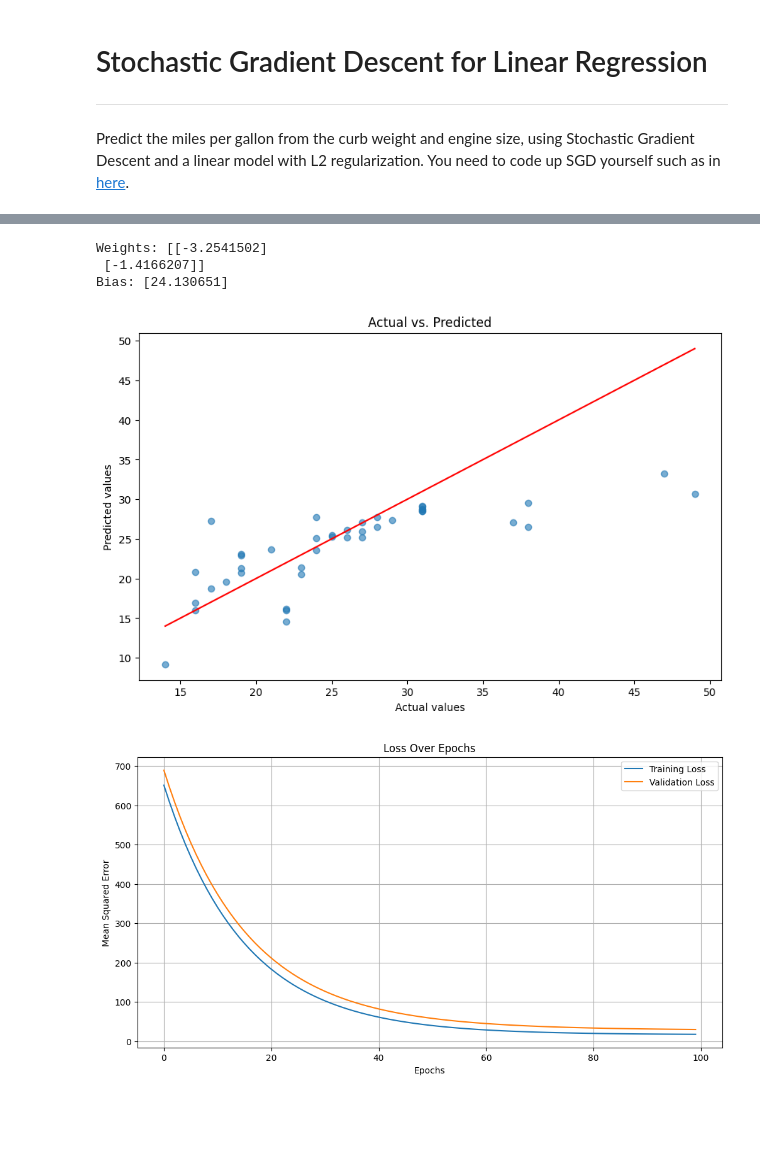
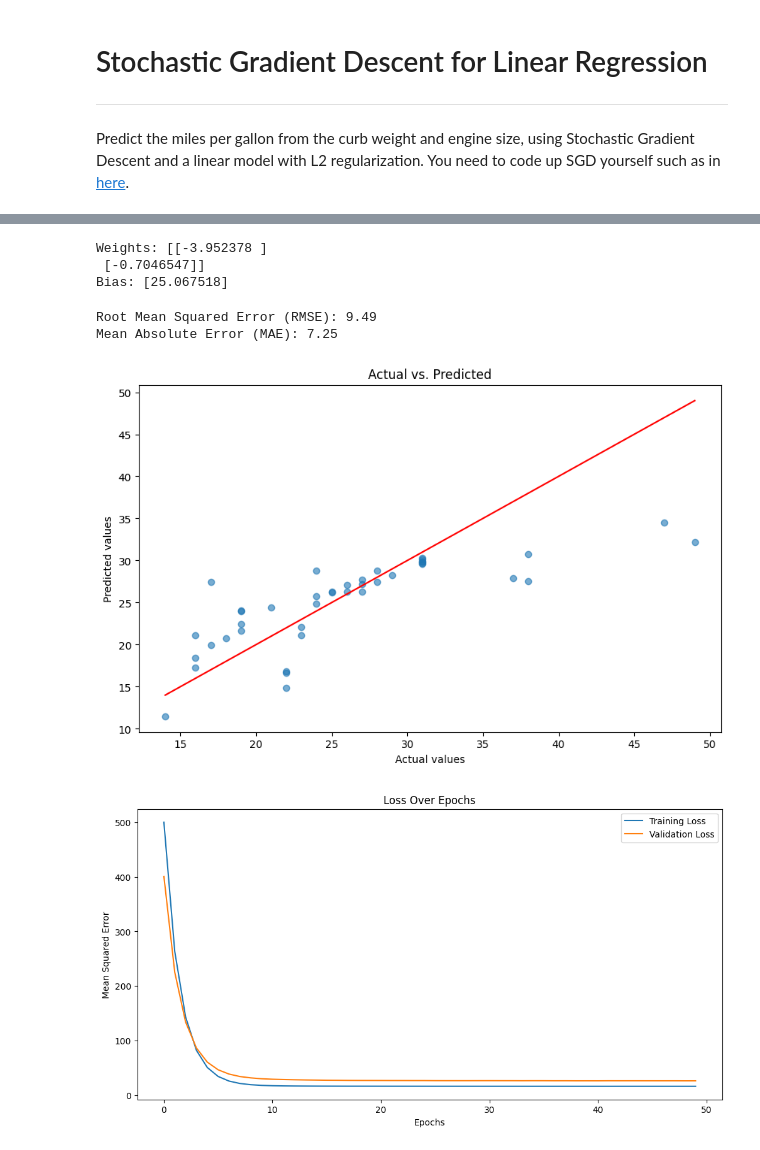
Before and after one commit to devclo/Intro-To-Artificial-Intelligence, a Jupyter notebook: cars.ipynb, the cells around one changed output, grey strips where cells are left out. Drawn from its saved outputs; the diff is of its cells as text; code cells hidden in the pictures; blank space fills up the shorter version.

```diff
--- a/cars.ipynb
+++ b/cars.ipynb
@@ -53,8 +53,8 @@ X_train = (X_train - mean) / std
 X_val = (X_val - mean) / std
 
 # Model hyperparameters
-learning_rate = 0.0001
-l2_lambda = 0.01
+learning_rate = 0.001
+l2_lambda = .01
 
 # Build and compile the linear regression model
 model = tf.keras.Sequential([
@@ -69,7 +69,7 @@ early_stop = tf.keras.callbacks.EarlyStopping(monitor='val_loss', patience=10, r
 # %%
 # Train the model
 history = model.fit(X_train, y_train,
-                    epochs=100,
+                    epochs=50,
                     validation_data=(X_val, y_val),
                     verbose=1,
                     batch_size=1,
@@ -80,6 +80,4 @@ y_pred = model.predict(X_val).flatten()
 
 # Inspect weights and bias
 weights, bias = model.layers[0].get_weights()
-print("Weights:", weights)
-print("Bias:", bias)
 # %% [output]
@@ -104,11 +102,22 @@ Bias: [24.130651]
 print("Weights:", weights)
 print("Bias:", bias)
 # %% [output]
-Weights: [[-3.2541502]
- [-1.4166207]]
-Bias: [24.130651]
+Weights: [[-3.952378 ]
+ [-0.7046547]]
+Bias: [25.067518]
+# %%
+# Calculate RMSE and MAE
+mae = tf.keras.losses.mean_absolute_error(y_val, y_pred).numpy().mean()
+rmse = np.sqrt(np.mean(mse))
+
+
+print(f"Root Mean Squared Error (RMSE): {rmse:.2f}")
+print(f"Mean Absolute Error (MAE): {mae:.2f}")
+# %% [output]
+Root Mean Squared Error (RMSE): 9.49
+Mean Absolute Error (MAE): 7.25
 # %%
-# Plotting Actual vs. Predicted
+# Plot actual vs predicted
 plt.figure(figsize=(10, 6))
 plt.scatter(y_val, y_pred, alpha=0.6)
 plt.xlabel('Actual values')
@@ -117,17 +126,16 @@ plt.title('Actual vs. Predicted')
 plt.plot([min(y_val), max(y_val)], [min(y_val), max(y_val)], 'r')
 plt.show()
 # %% [output]
-[figure, old version]
+[figure, new version]
 # %%
-# Visualize the learning curve
+# Plot learning curve
 plt.figure(figsize=(12, 6))
 plt.plot(history.history['loss'], label='Training Loss')
 plt.plot(history.history['val_loss'], label='Validation Loss')
 plt.xlabel('Epochs')
 plt.ylabel('Mean Squared Error')
 plt.title('Loss Over Epochs')
 plt.legend()
-plt.grid(True)  # Adding grid for better clarity
 plt.show()
 # %% [output]
-[figure, old version]
+[figure, new version]
```
Also changed, not shown: parts of 1 cell of this notebook.
